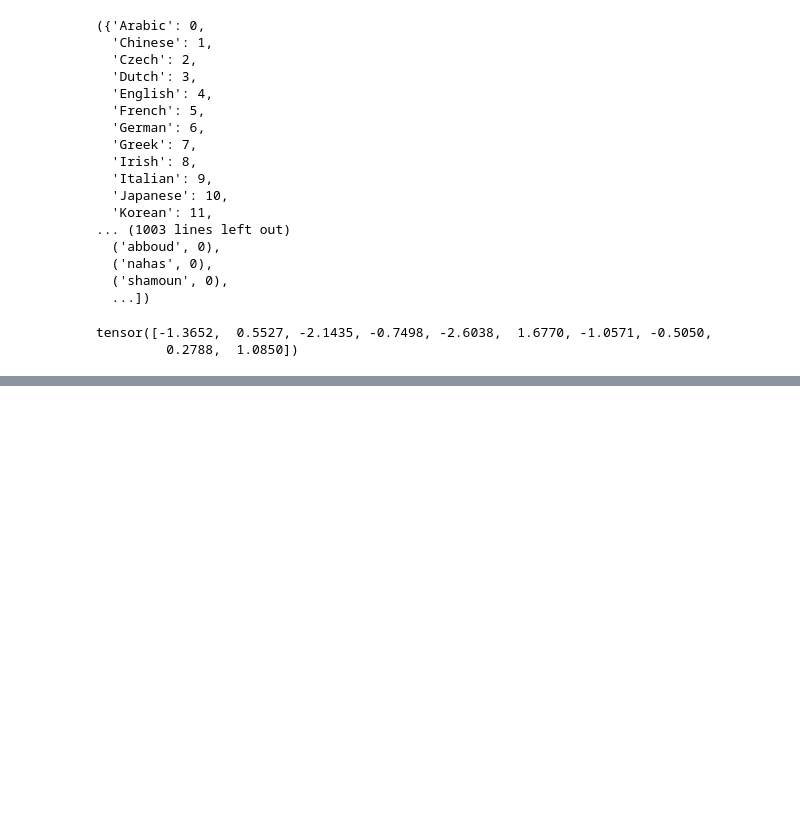
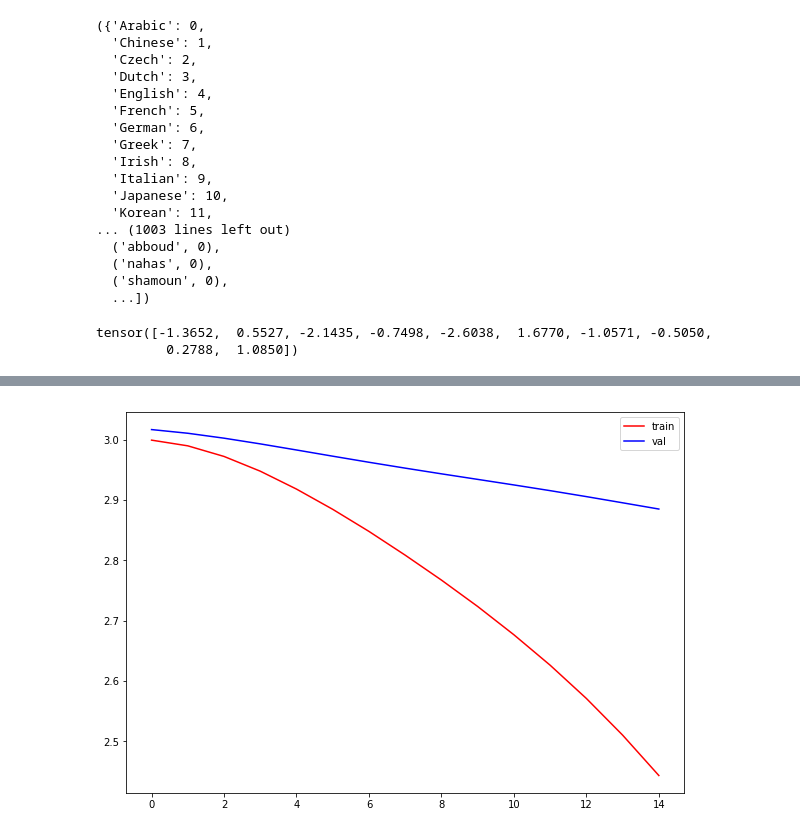
Before and after one commit to JulietteOrtholand/AS-TME7, a Jupyter notebook: tme7.ipynb, the cells around one changed output, grey strips where cells are left out. Cells and saved outputs as stored; diff of their text form; code cells hidden in the pictures; blank space fills up the shorter version.

```diff
--- a/tme7.ipynb
+++ b/tme7.ipynb
@@ -143,15 +143,20 @@ class Rec(nn.Module):
             nn.Linear(15, 5),
         )
 
+        self.clas = nn.Sequential(
+            nn.Linear(100, 18)
+        )
     def forward(self, X):
-        init = torch.zeros(len(x),5)
+        init = torch.zeros(len(X),5)
         interm = torch.cat([init,X[:,0,0]],1)
         out = []
         for i in range(len(X[0][0])):
             res = self.seq1[i](interm)
             out.append(res.view(1,len(res),len(res[0])))
             interm = torch.cat([res,X[:,0,i]],1)
-        return torch.cat(out)
+        out = torch.cat(out).view(len(X),-1)
+        out = self.clas(out)
+        return out
 
     def score(self,ypred,y):
         score = 0
@@ -196,0 +225,10 @@ tensor([[0., 0.],
+# %%
+import matplotlib.pyplot as plt
+
+plt.figure(figsize=(10,7))
+plt.plot(train_loss, c="red", label="train")
+plt.plot(val_loss, c="b", label="val")
+plt.legend(loc="best")
+plt.show()
+# %% [output]
+[figure, added]
```
Also changed, not shown: parts of 7 cells of this notebook.
